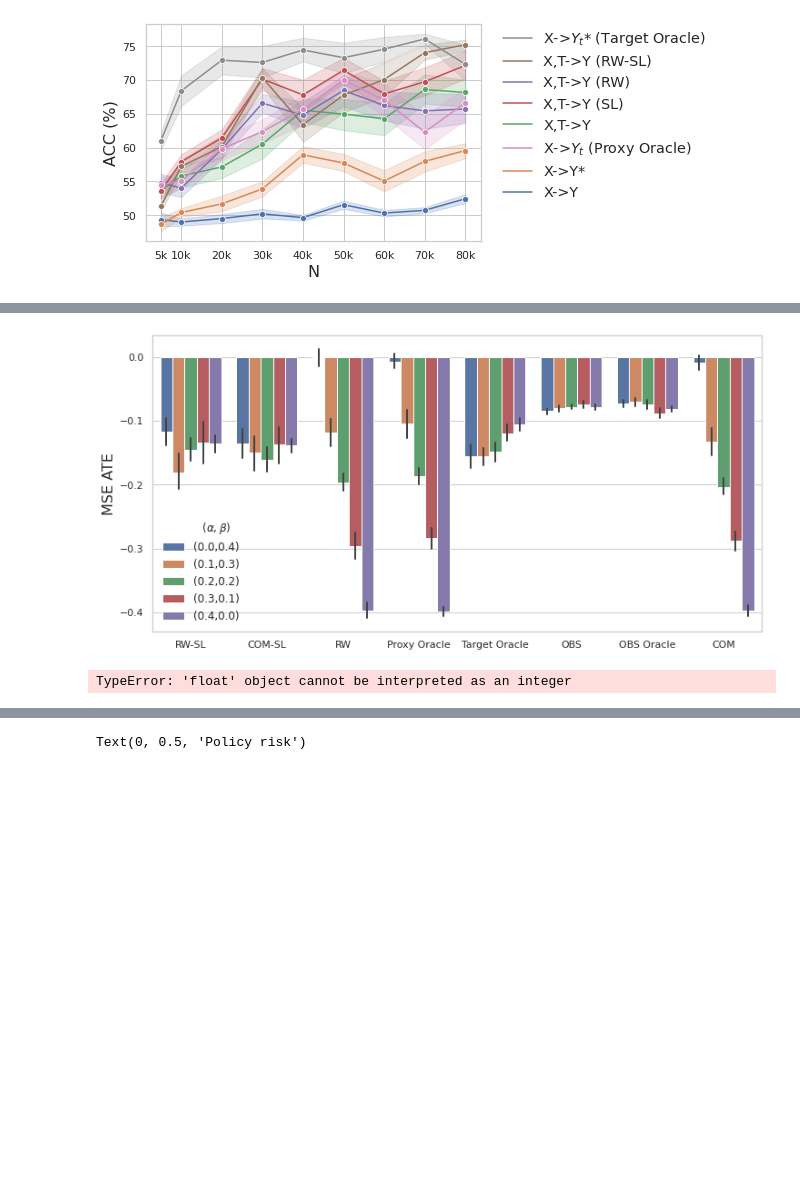
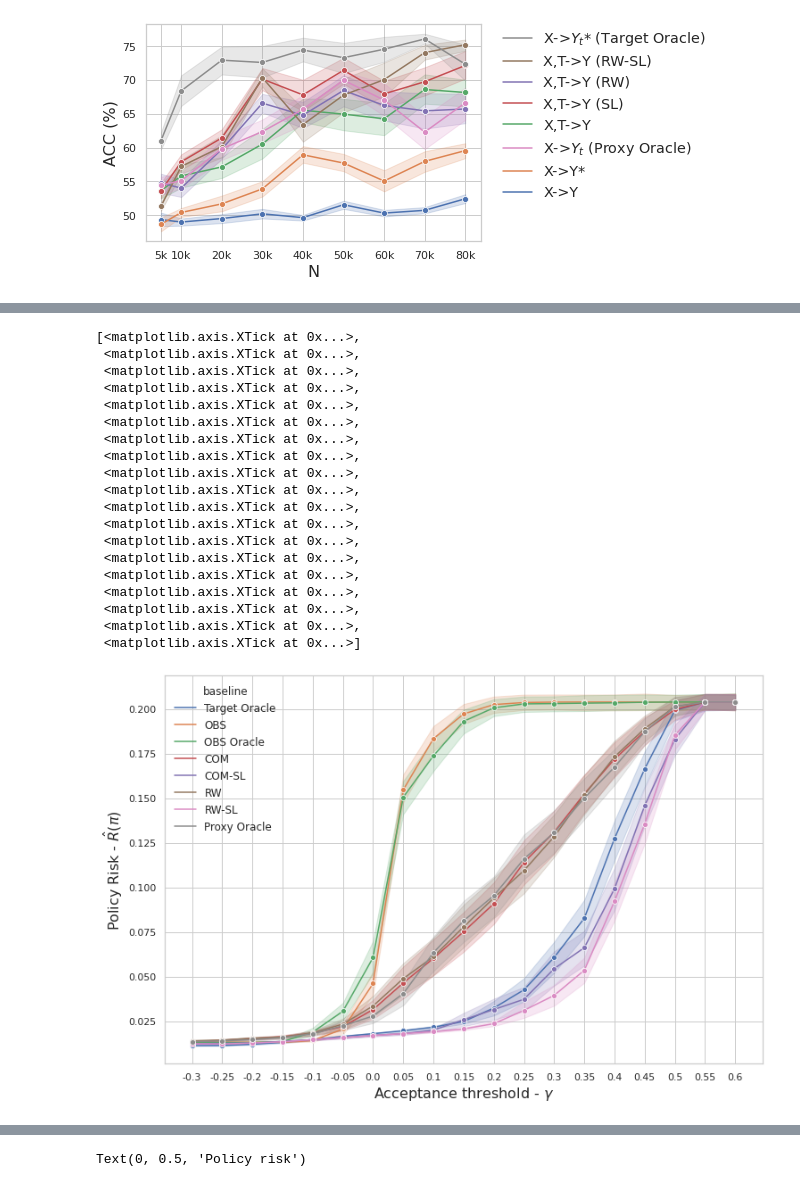
Before and after one commit to lguerdan/counterfactual-decision-support, a Jupyter notebook: notebook_results.ipynb, the cells around one changed output, grey strips where cells are left out. Drawn from its saved outputs; the diff is of its cells as text; code cells hidden in the pictures; blank space fills up the shorter version.

Commit message:
Add synthetic/experimental model swapping

```diff
--- a/notebook_results.ipynb
+++ b/notebook_results.ipynb
@@ -150,7 +94,3 @@ def plot_experimental_data_results(df, metric):
 #     models = ['X -> Y', 'X,T->Y (RW-SL)', 'X->$Y_t$* (Target Oracle)','X->Y*', 'X,T->Y', 'X,T->Y (SL)', 'X,T->Y (RW)', 'X->$Y_t$ (Proxy Oracle)']
 #     g.set_xticks(range(len(models)), models, size=12)
 #     plt.xticks(rotation=45)
-# %%
-plot_experimental_data_results(jobs, 'ate_error')
-# %% [output]
-[figure, removed]
@@ -159,5 +97,33 @@ plot_experimental_data_results(jobs, 'ate_error')
-# %%
-for i in range(-1, 1, 20):
-    print(.05*i)
-# %% [output]
-TypeError: 'float' object cannot be interpreted as an integer
+# %%
+gamma_settings = [i for i in jobs if 'pr_' in i]
+pr_results = ['baseline'] + gamma_settings
+gammadf = jobs[pr_results].melt(id_vars=['baseline'], var_name="gamma", value_name='policy_risk')
+
+plt.figure(figsize=(12,8))
+fig = sns.lineplot(data=gammadf, x='gamma', hue='baseline', y='policy_risk', marker='o', ci=68)
+
+plt.xlabel('Acceptance threshold - $\gamma$')
+plt.ylabel('Policy Risk - $\hat{R}(\pi)$')
+
+fig.set_xticks([i for i in range(len(gamma_settings))], labels=[float(i.split('_')[1]) for i in gamma_settings])
+# %% [output]
+[<matplotlib.axis.XTick at 0x...>,
+ <matplotlib.axis.XTick at 0x...>,
+ <matplotlib.axis.XTick at 0x...>,
+ <matplotlib.axis.XTick at 0x...>,
+ <matplotlib.axis.XTick at 0x...>,
+ <matplotlib.axis.XTick at 0x...>,
+ <matplotlib.axis.XTick at 0x...>,
+ <matplotlib.axis.XTick at 0x...>,
+ <matplotlib.axis.XTick at 0x...>,
+ <matplotlib.axis.XTick at 0x...>,
+ <matplotlib.axis.XTick at 0x...>,
+ <matplotlib.axis.XTick at 0x...>,
+ <matplotlib.axis.XTick at 0x...>,
+ <matplotlib.axis.XTick at 0x...>,
+ <matplotlib.axis.XTick at 0x...>,
+ <matplotlib.axis.XTick at 0x...>,
+ <matplotlib.axis.XTick at 0x...>,
+ <matplotlib.axis.XTick at 0x...>,
+ <matplotlib.axis.XTick at 0x...>]
+[figure, added]
```
Also changed, not shown: parts of 11 cells of this notebook, 5 other files.
